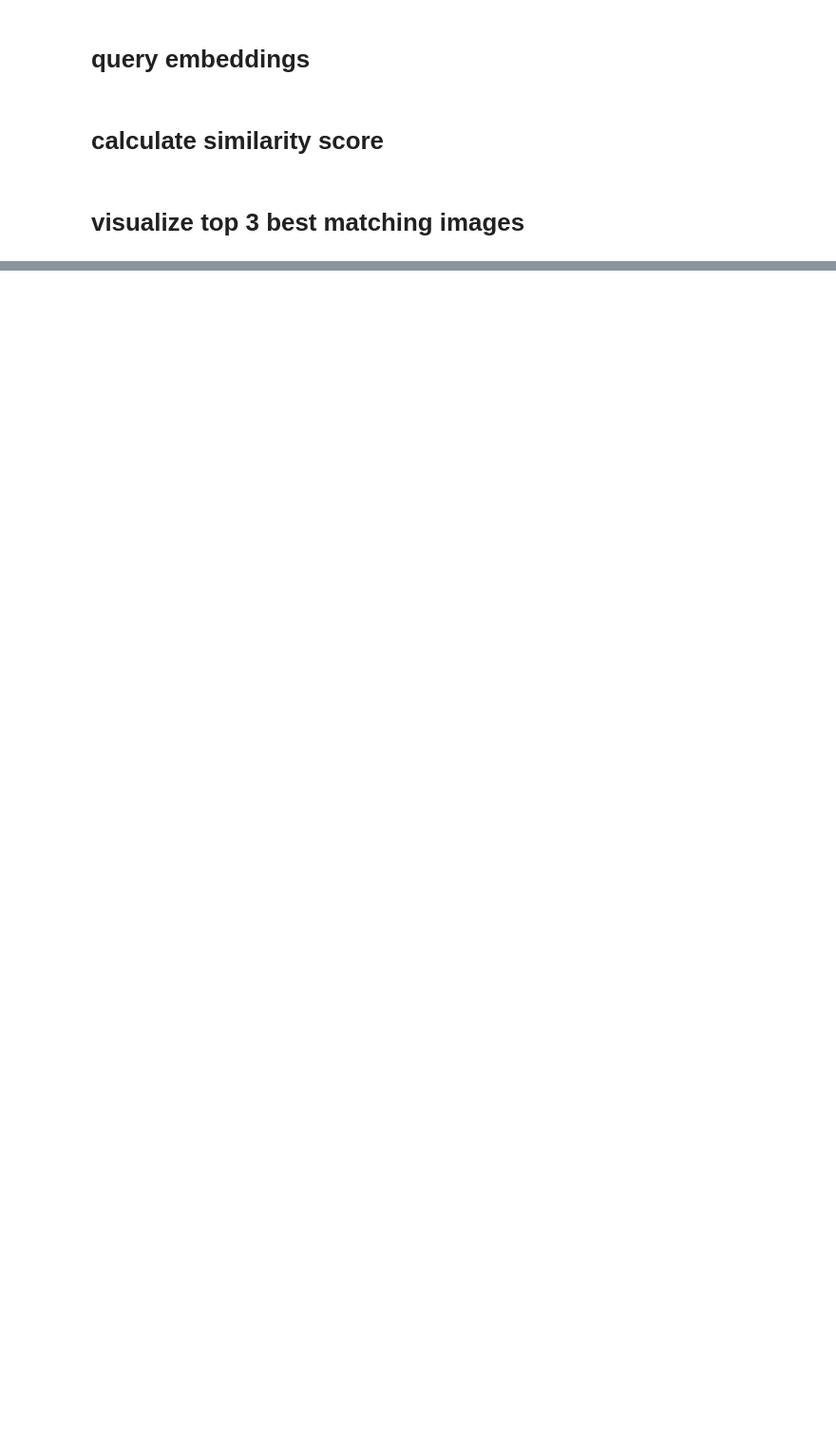
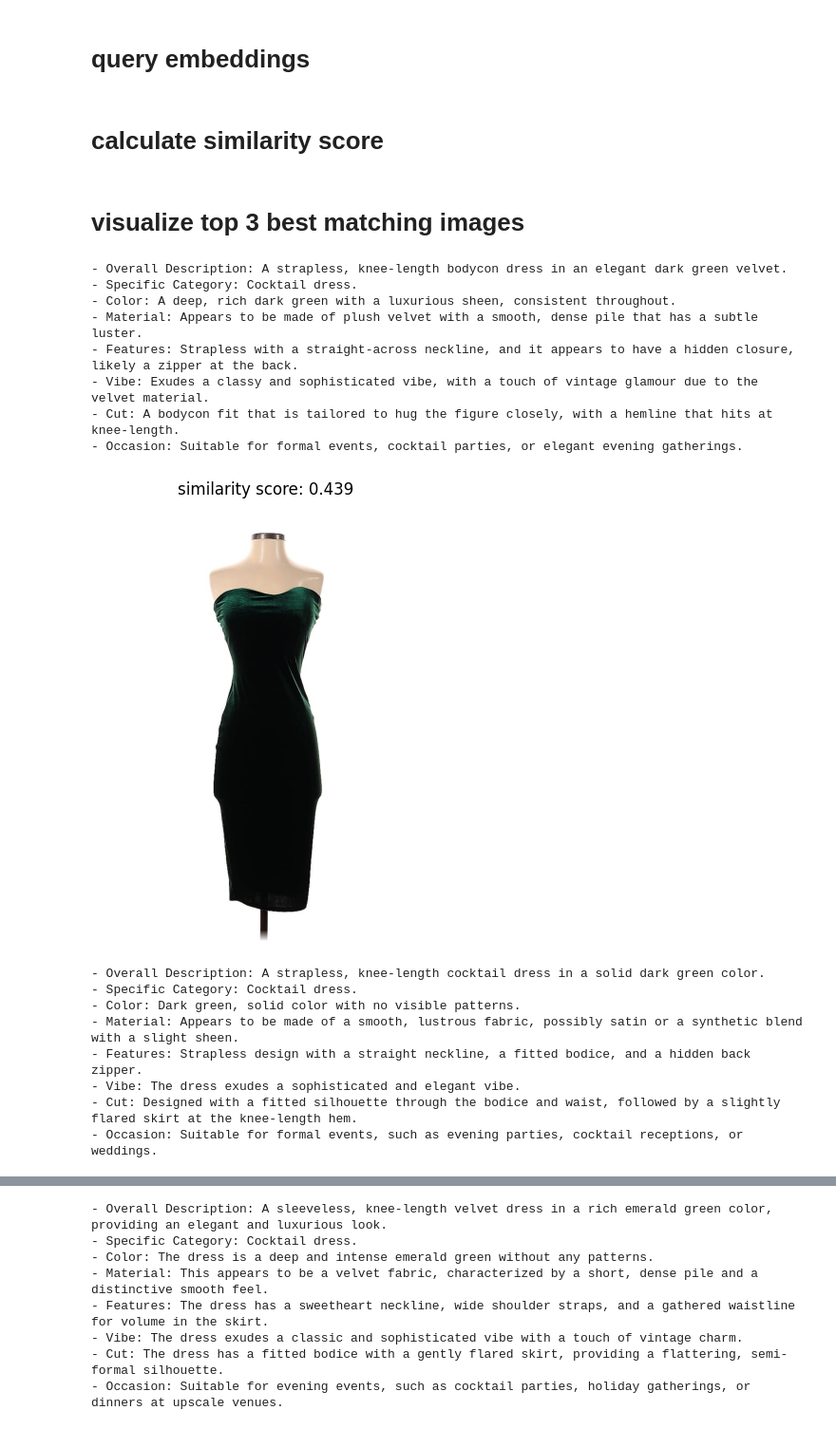
Before and after one commit to Esra-Al/Image_Classification, a Jupyter notebook: D_user_query_embedding.ipynb, the cells around one changed output, grey strips where cells are left out. Shown at 95% size. Drawn from its saved outputs; the diff is of its cells as text; code cells hidden in the pictures; blank space fills up the shorter version.

```diff
--- a/D_user_query_embedding.ipynb
+++ b/D_user_query_embedding.ipynb
@@ -29,7 +73,6 @@ for subembed_key in query_emb_dict.keys():
 # %% [markdown]
 # calculate similarity score
 # %%
-
 # search for the best match between query and database embeddings
 
 def norm_embeddings(embeds):
@@ -46,43 +89,66 @@ def torchify_norm(emb_dict):
     return new_dict
 
 query_emb_dict_torch = torchify_norm(query_emb_dict)
+
 # To Do: load embeddings from the database
-embeddings_dict_torch = torchify_norm(embeddings_dict)
+with open(embeddings_json_path, 'r') as file:
+    embeddings_database_dict = json.load(file)
 
-
-def search_match(query_emb_dict_torch, embeddings_dict_torch, score_weights):
-    N = embeddings_dict_torch["Color"].shape[0]
-    weighted_sim = torch.zeros((1, N))
-    for col, val in query_emb_dict_torch.items():
-        cosine_sim_matrix = torch.mm(val, embeddings_dict_torch[col].t()) # or use @
-        weighted_sim +=  cosine_sim_matrix * score_weights[col]
-    return weighted_sim
-
-scores = search_match(query_emb_dict_torch, embeddings_dict_torch, score_weights)
-# show the best matching 3 images
+embeddings_dict_torch = torchify_norm(embeddings_database_dict)
+# %%
+def search_match(query_emb_dict_torch, embeddings_dict_torch, score_weights):
+    N = embeddings_dict_torch["Color"].shape[0]
+    weighted_sim = torch.zeros((1, N))
+    for ix,  (col, val) in enumerate(query_emb_dict_torch.items()):
+        cosine_sim_matrix = torch.mm(val, embeddings_dict_torch[col].t()) # or use @
+        weighted_sim +=  cosine_sim_matrix * score_weights[col]
+    return weighted_sim/ix
+
+scores = search_match(query_emb_dict_torch, embeddings_dict_torch, score_weights)
+# show the best matching 3 images
 # %% [markdown]
 # visualize top 3 best matching images
 # %%
-output_dir = "C:/Users/Esra/Desktop/Deep_Learning/Image_Classification/Fashion/Classify_ThreadUp_Images/data/StanfordJpegs/dedupped_images/"
+captions = pd.read_csv(captions_csv_path)
 
 top_ix = scores.topk(3).indices.tolist()[0]
+score_vals = scores.topk(10).values.tolist()[0]
 # Iterate over the responses and display each image with its description
-for item in top_ix:
+for ix,item in enumerate(top_ix):
 
-    img_path = os.path.join(output_dir, captions["filename"][item])
-
+    img_path = os.path.join(category_folder_path, captions["filename"][item])
     # Open the image
     img = Image.open(img_path)
 
     # Set up the matplotlib figure
     plt.figure(figsize=(6, 6))
 
     # Display the image
     plt.imshow(img)
     plt.axis('off')  # Remove axis ticks
 
     # Display the description
-    plt.title(captions["description"][item], wrap=True)
+    # plt.title(captions["description"][item] + '/n'+ score_vals[], wrap=True)
+    print(captions["description"][item])
+    plt.title(f'similarity score: {score_vals[ix]:.3f}', wrap=True)
 
     # Show the plot
     plt.show()
+# %% [output]
+- Overall Description: A strapless, knee-length bodycon dress in an elegant dark green velvet.
+- Specific Category: Cocktail dress.
+- Color: A deep, rich dark green with a luxurious sheen, consistent throughout.
+- Material: Appears to be made of plush velvet with a smooth, dense pile that has a subtle luster.
+- Features: Strapless with a straight-across neckline, and it appears to have a hidden closure, likely a zipper at the back.
+- Vibe: Exudes a classy and sophisticated vibe, with a touch of vintage glamour due to the velvet material.
+- Cut: A bodycon fit that is tailored to hug the figure closely, with a hemline that hits at knee-length.
+- Occasion: Suitable for formal events, cocktail parties, or elegant evening gatherings.
+[figure, added]
+- Overall Description: A strapless, knee-length cocktail dress in a solid dark green color.
+- Specific Category: Cocktail dress.
+- Color: Dark green, solid color with no visible patterns.
+- Material: Appears to be made of a smooth, lustrous fabric, possibly satin or a synthetic blend with a slight sheen.
+- Features: Strapless design with a straight neckline, a fitted bodice, and a hidden back zipper.
+- Vibe: The dress exudes a sophisticated and elegant vibe.
+- Cut: Designed with a fitted silhouette through the bodice and waist, followed by a slightly flared skirt at the knee-length hem.
+- Occasion: Suitable for formal events, such as evening parties, cocktail receptions, or weddings.
@@ -88,0 +156,8 @@ for item in top_ix:
+- Overall Description: A sleeveless, knee-length velvet dress in a rich emerald green color, providing an elegant and luxurious look.
+- Specific Category: Cocktail dress.
+- Color: The dress is a deep and intense emerald green without any patterns.
+- Material: This appears to be a velvet fabric, characterized by a short, dense pile and a distinctive smooth feel.
+- Features: The dress has a sweetheart neckline, wide shoulder straps, and a gathered waistline for volume in the skirt.
+- Vibe: The dress exudes a classic and sophisticated vibe with a touch of vintage charm.
+- Cut: The dress has a fitted bodice with a gently flared skirt, providing a flattering, semi-formal silhouette.
+- Occasion: Suitable for evening events, such as cocktail parties, holiday gatherings, or dinners at upscale venues.
```
Also changed, not shown: parts of 7 cells of this notebook, 3 other files.
